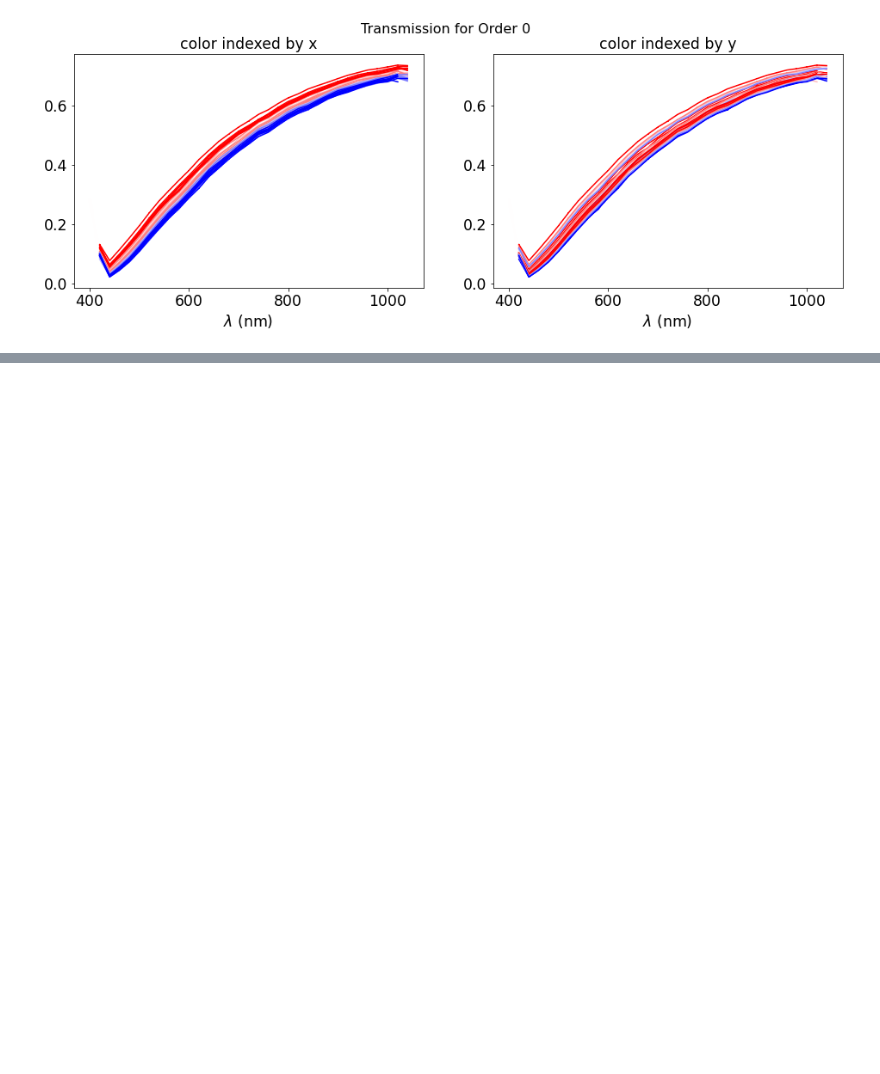
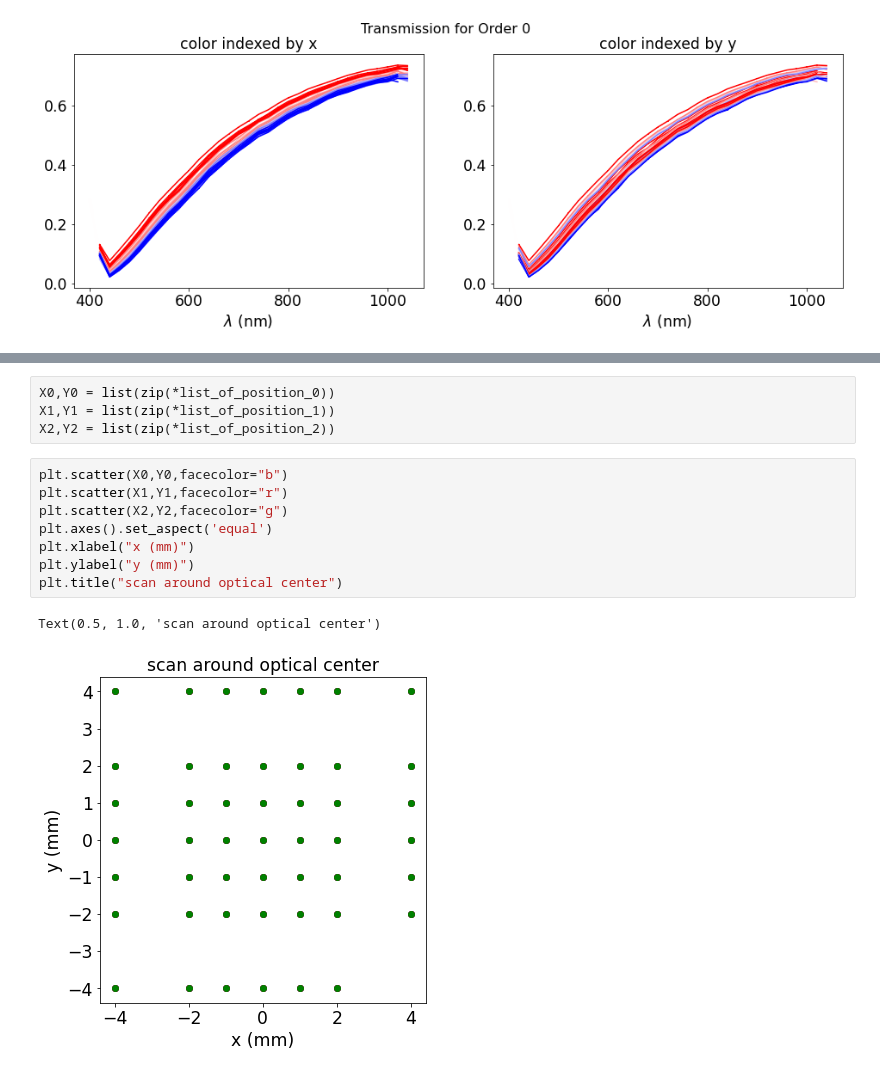
Before and after one commit to sylvielsstfr/HoloTransmissionCube, a Jupyter notebook: ExploreDataCubeTransmission.ipynb, the cells around one changed output, grey strips where cells are left out. Drawn from its saved outputs; the diff is of its cells as text; blank space fills up the shorter version.

```diff
--- a/ExploreDataCubeTransmission.ipynb
+++ b/ExploreDataCubeTransmission.ipynb
@@ -304,0 +382,15 @@ Text(0.5, 0.98, 'Transmission for Order 0')
+# %%
+X0,Y0 = list(zip(*list_of_position_0))
+X1,Y1 = list(zip(*list_of_position_1))
+X2,Y2 = list(zip(*list_of_position_2))
+# %%
+plt.scatter(X0,Y0,facecolor="b")
+plt.scatter(X1,Y1,facecolor="r")
+plt.scatter(X2,Y2,facecolor="g")
+plt.axes().set_aspect('equal')
+plt.xlabel("x (mm)")
+plt.ylabel("y (mm)")
+plt.title("scan around optical center")
+# %% [output]
+Text(0.5, 1.0, 'scan around optical center')
+[figure, added]
```
Also changed, not shown: parts of 7 cells of this notebook, 2 other files.
